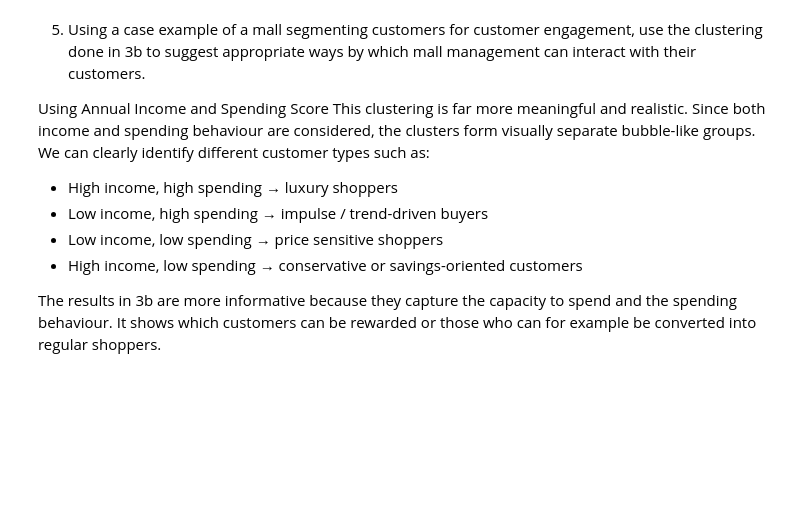
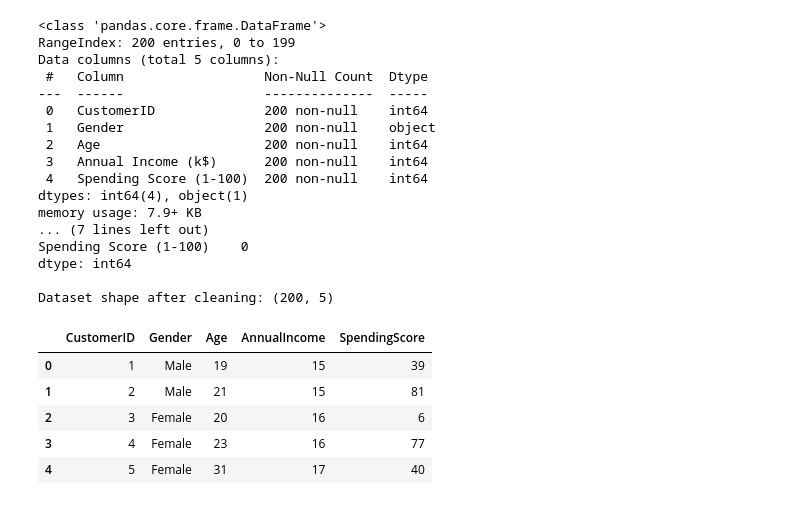
Before and after one commit to strathmore-uni/MallCustomers-Clustering., a Jupyter notebook: Mall_Customers_Clustering.ipynb, the cells around one changed output. Saved outputs shown, nothing was run; the diff lists cells and outputs as text; code cells hidden in the pictures; blank space fills up the shorter version.

```diff
--- a/Mall_Customers_Clustering.ipynb
+++ b/Mall_Customers_Clustering.ipynb
@@ -153,24 +29,0 @@ Silhouette Score (1 feature): 0.5188101430914764
-# %%
-X2 = df[['Annual Income (k$)', 'Spending Score (1-100)']]
-
-# Elbow Method
-inertia2 = []
-for k in K:
-    model = KMeans(n_clusters=k, random_state=42)
-    model.fit(X2)
-    inertia2.append(model.inertia_)
-
-plt.plot(K, inertia2, 'bx-')
-plt.xlabel('k')
-plt.ylabel('Inertia')
-plt.title('Elbow Method - Income & Spending Score')
-plt.show()
-
-# Optimal k (usually 5 for this dataset)
-k_opt2 = 5
-kmeans2 = KMeans(n_clusters=k_opt2, random_state=42)
-df['Cluster_Income_Spend'] = kmeans2.fit_predict(X2)
-
-# Silhouette Score
-score2 = silhouette_score(X2, df['Cluster_Income_Spend'])
-print("Silhouette Score (2 features):", score2)
@@ -213,13 +30,37 @@ plt.show()
-# %% [markdown]
-5. Using a case example of a mall segmenting customers for customer engagement,
-use the clustering done in 3b to suggest appropriate ways by which mall
-management can interact with their customers.
-
-Using Annual Income and Spending Score This clustering is far more meaningful and realistic. Since both income and spending behaviour are considered, the clusters form visually separate bubble-like groups. We can clearly identify different customer types such as:
-
-   - High income, high spending → luxury shoppers
-   - Low income, high spending → impulse / trend-driven buyers
-   - Low income, low spending → price sensitive shoppers
-   - High income, low spending → conservative or savings-oriented customers
-
-The results in 3b are more informative because they capture the capacity to spend and the spending behaviour. It shows which customers can be rewarded or those who can for example be converted into regular shoppers.
+# %%
+
+print(df.info())
+print("\nMissing values:\n", df.isnull().sum())
+
+# Rename columns for convenience
+df.columns = ['CustomerID', 'Gender', 'Age', 'AnnualIncome', 'SpendingScore']
+
+# Drop duplicates if any
+df = df.drop_duplicates()
+print("\nDataset shape after cleaning:", df.shape)
+
+df.head()
+# %% [output]
+<class 'pandas.core.frame.DataFrame'>
+RangeIndex: 200 entries, 0 to 199
+Data columns (total 5 columns):
+ #   Column                  Non-Null Count  Dtype
+---  ------                  --------------  -----
+ 0   CustomerID              200 non-null    int64
+ 1   Gender                  200 non-null    object
+ 2   Age                     200 non-null    int64
+ 3   Annual Income (k$)      200 non-null    int64
+ 4   Spending Score (1-100)  200 non-null    int64
+dtypes: int64(4), object(1)
+memory usage: 7.9+ KB
+... (7 lines left out)
+Spending Score (1-100)    0
+dtype: int64
+
+Dataset shape after cleaning: (200, 5)
+|  | CustomerID | Gender | Age | AnnualIncome | SpendingScore |
+| 0 | 1 | Male | 19 | 15 | 39 |
+| 1 | 2 | Male | 21 | 15 | 81 |
+| 2 | 3 | Female | 20 | 16 | 6 |
+| 3 | 4 | Female | 23 | 16 | 77 |
+| 4 | 5 | Female | 31 | 17 | 40 |
```
Also changed, not shown: parts of 33 cells of this notebook.
